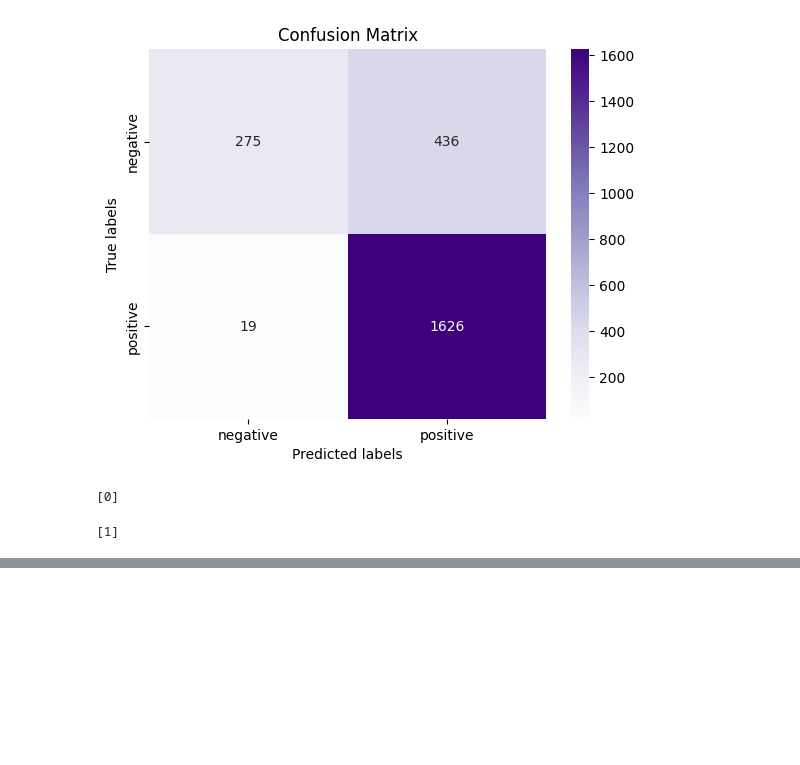
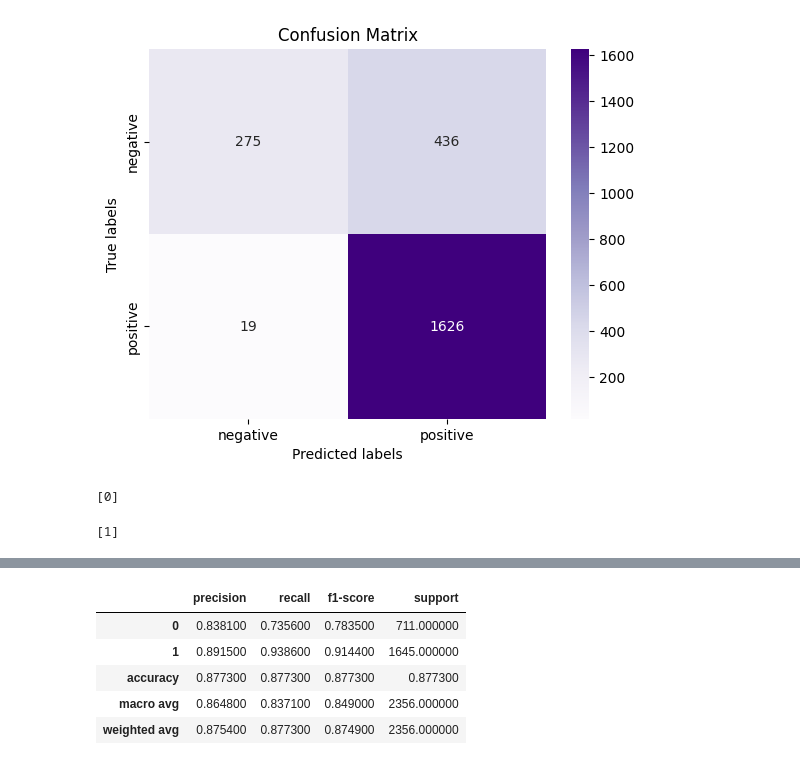
Before and after one commit to nafizfouad/Predicting_Product_Launch_Success_Using_Sentiment_Analysis, a Jupyter notebook: PPLS.ipynb, the cells around one changed output, grey strips where cells are left out. Drawn from its saved outputs; the diff is of its cells as text; code cells hidden in the pictures; blank space fills up the shorter version.

```diff
--- a/PPLS.ipynb
+++ b/PPLS.ipynb
@@ -631,0 +699,16 @@ print(nbm.predict(demo_review_X_test_2))
+# %%
+xgb_model = xgb.XGBClassifier(random_state=42)
+xgb_model.fit(X_train_tvec, Y_train)
+xgb_predictions = xgb_model.predict(tvec.transform(X_test_cleaned))
+report_xgb = classification_report(Y_test, xgb_predictions, output_dict=True)
+data_report_xgb = pd.DataFrame(report_xgb).transpose().round(4)
+cm = sns.light_palette("blue", as_cmap=True)
+styled_data_report_xgb = data_report_xgb.style.background_gradient(cmap=cm)
+styled_data_report_xgb
+# %% [output]
+|  | precision | recall | f1-score | support |
+| 0 | 0.838100 | 0.735600 | 0.783500 | 711.000000 |
+| 1 | 0.891500 | 0.938600 | 0.914400 | 1645.000000 |
+| accuracy | 0.877300 | 0.877300 | 0.877300 | 0.877300 |
+| macro avg | 0.864800 | 0.837100 | 0.849000 | 2356.000000 |
+| weighted avg | 0.875400 | 0.877300 | 0.874900 | 2356.000000 |
```
Also changed, not shown: parts of 2 cells of this notebook.
